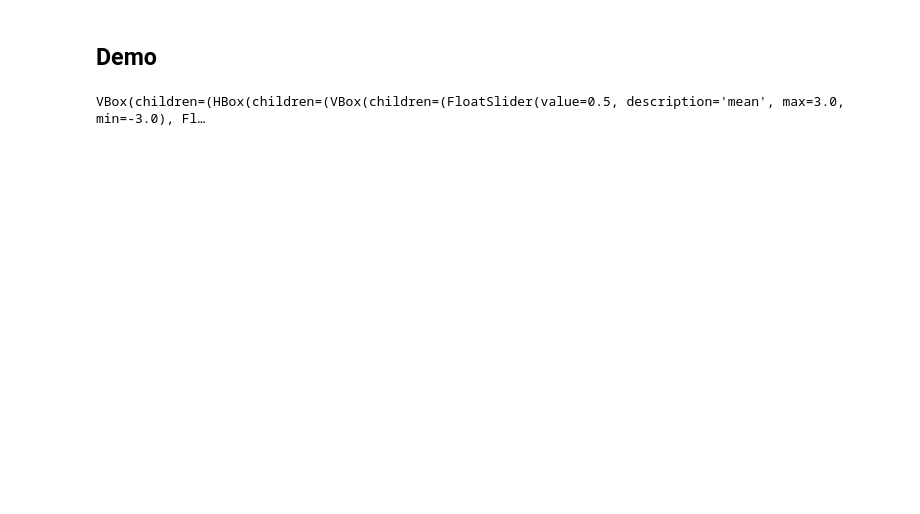
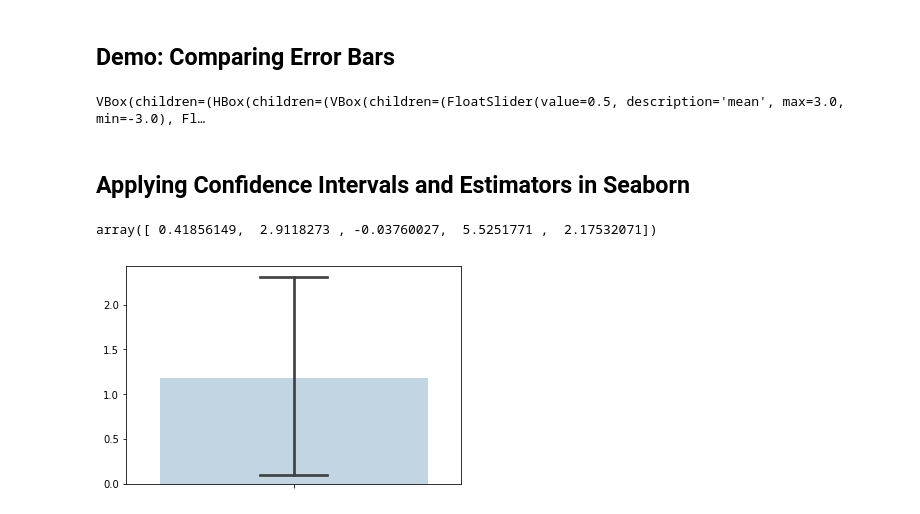
Before and after one commit to nickdelgrosso/ErrorBarsTalk, a Jupyter notebook: ConfidenceInStatisticsTalk.ipynb, the cells around one changed output. Drawn from its saved outputs; the diff is of its cells as text; code cells hidden in the pictures; blank space fills up the shorter version.

```diff
--- a/ConfidenceInStatisticsTalk.ipynb
+++ b/ConfidenceInStatisticsTalk.ipynb
@@ -9,6 +13,6 @@ import seaborn as sns
 from ipywidgets import interact, interactive, FloatSlider, Dropdown, IntSlider, FloatLogSlider, Checkbox, GridBox, VBox, HBox, Layout
 # %% [markdown]
-## Demo
+## Demo: Comparing Error Bars
 # %%
 def error_bars_demo(mean=0., std=1., n=100., errorbar='std', distribution='norm', show_dist=False, show_hist=False, seaborn_plot=None, ):
     n = int(n)
@@ -115,3 +132,14 @@ h1 = interactive(error_bars_demo,
 VBox([HBox([VBox(h1.children[:3]), VBox(h1.children[3:6]), VBox(h1.children[6:8])]), h1.children[-1]])
 # %% [output]
 VBox(children=(HBox(children=(VBox(children=(FloatSlider(value=0.5, description='mean', max=3.0, min=-3.0), Fl…
+# %% [markdown]
+## Applying Confidence Intervals and Estimators in Seaborn
+# %%
+data = stats.norm(2, 3).rvs(40)
+data[:5]
+# %% [output]
+array([ 0.41856149,  2.9118273 , -0.03760027,  5.5251771 ,  2.17532071])
+# %%
+sns.barplot(y=data, capsize=0.2, alpha=.3);
+# %% [output]
+[figure, added]
```
Also changed, not shown: parts of 8 cells of this notebook.
